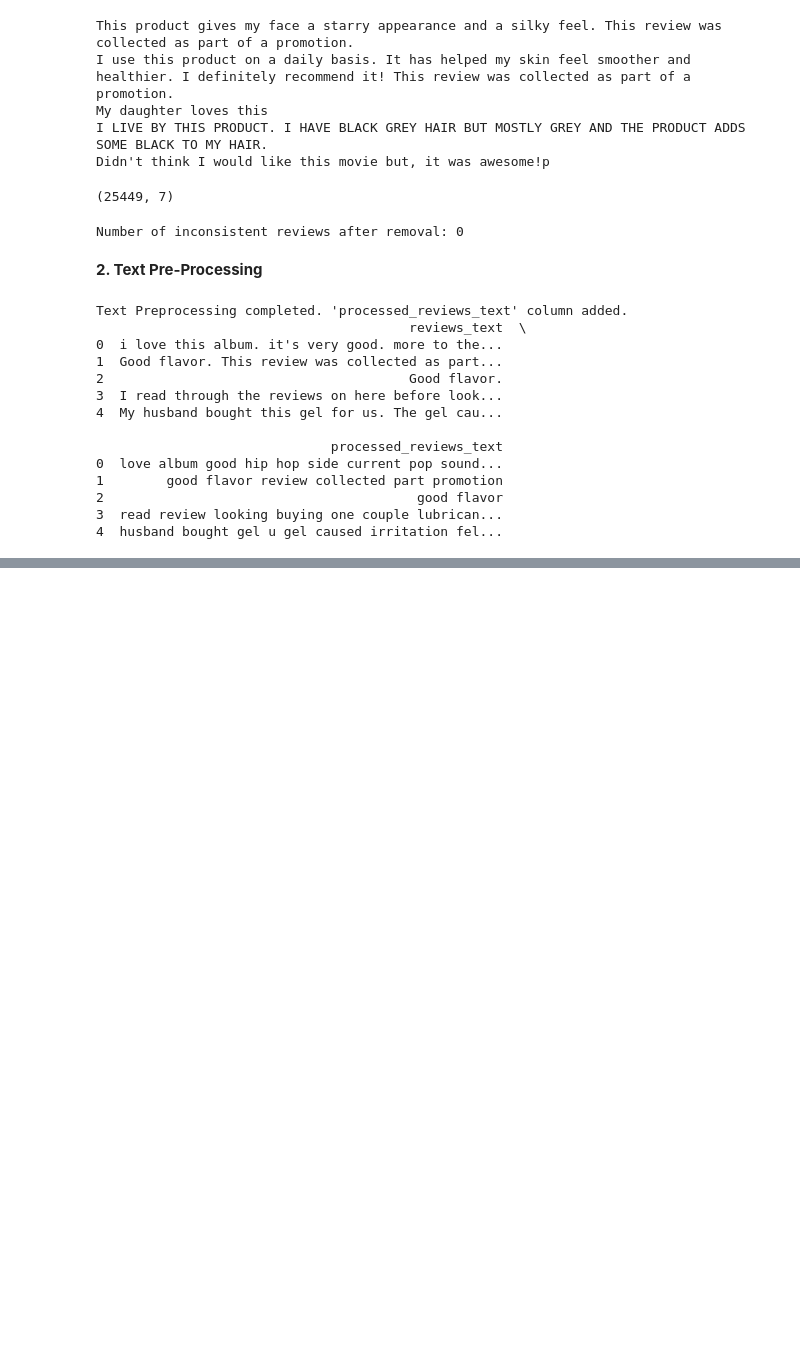
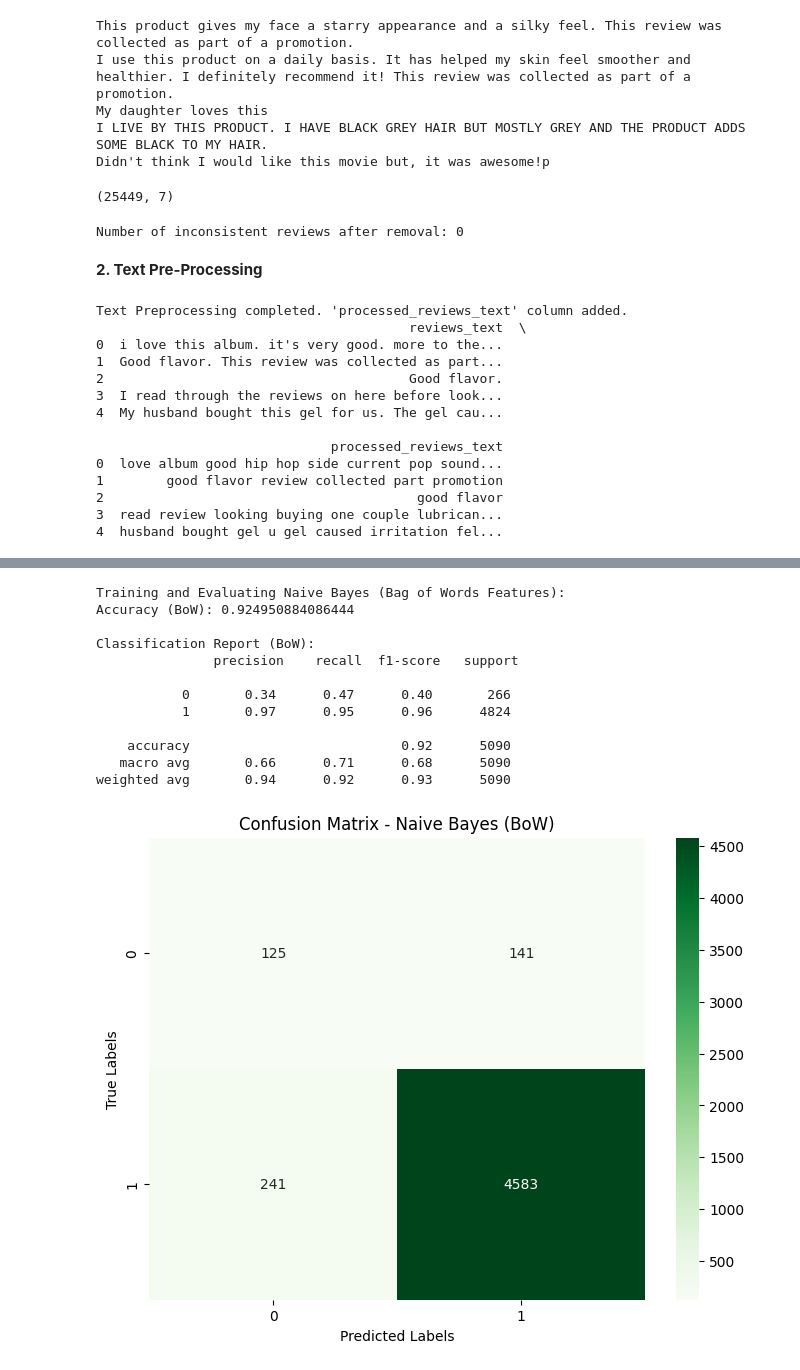
Before and after one commit to ayanmitra2021/GenAI_Capstone_Project, a Jupyter notebook: GenAI_Capstone_Project.ipynb, the cells around one changed output, grey strips where cells are left out. Saved outputs shown, nothing was run; the diff lists cells and outputs as text; code cells hidden in the pictures; blank space fills up the shorter version.

```diff
--- a/GenAI_Capstone_Project.ipynb
+++ b/GenAI_Capstone_Project.ipynb
@@ -388,0 +480,30 @@ extract_review_df.head()
+# %%
+# Training and Evaluating Naive Bayes (Bag of Words features)
+print("\nTraining and Evaluating Naive Bayes (Bag of Words Features):")
+nb_bow = MultinomialNB() # Naive Bayes works better with CountVectorizer
+nb_bow.fit(X_train_bow, y_train)
+y_pred_nb_bow = nb_bow.predict(X_test_bow)
+
+print("Accuracy (BoW):", accuracy_score(y_test, y_pred_nb_bow))
+print("\nClassification Report (BoW):\n", classification_report(y_test, y_pred_nb_bow))
+cm_nb_bow = confusion_matrix(y_test, y_pred_nb_bow)
+plt.figure(figsize=(8, 6))
+sns.heatmap(cm_nb_bow, annot=True, fmt='d', cmap='Greens')
+plt.xlabel('Predicted Labels')
+plt.ylabel('True Labels')
+plt.title('Confusion Matrix - Naive Bayes (BoW)')
+plt.show()
+# %% [output]
+Training and Evaluating Naive Bayes (Bag of Words Features):
+Accuracy (BoW): 0.924950884086444
+
+Classification Report (BoW):
+               precision    recall  f1-score   support
+
+           0       0.34      0.47      0.40       266
+           1       0.97      0.95      0.96      4824
+
+    accuracy                           0.92      5090
+   macro avg       0.66      0.71      0.68      5090
+weighted avg       0.94      0.92      0.93      5090
+[figure, added]
```
Also changed, not shown: parts of 11 cells of this notebook.
